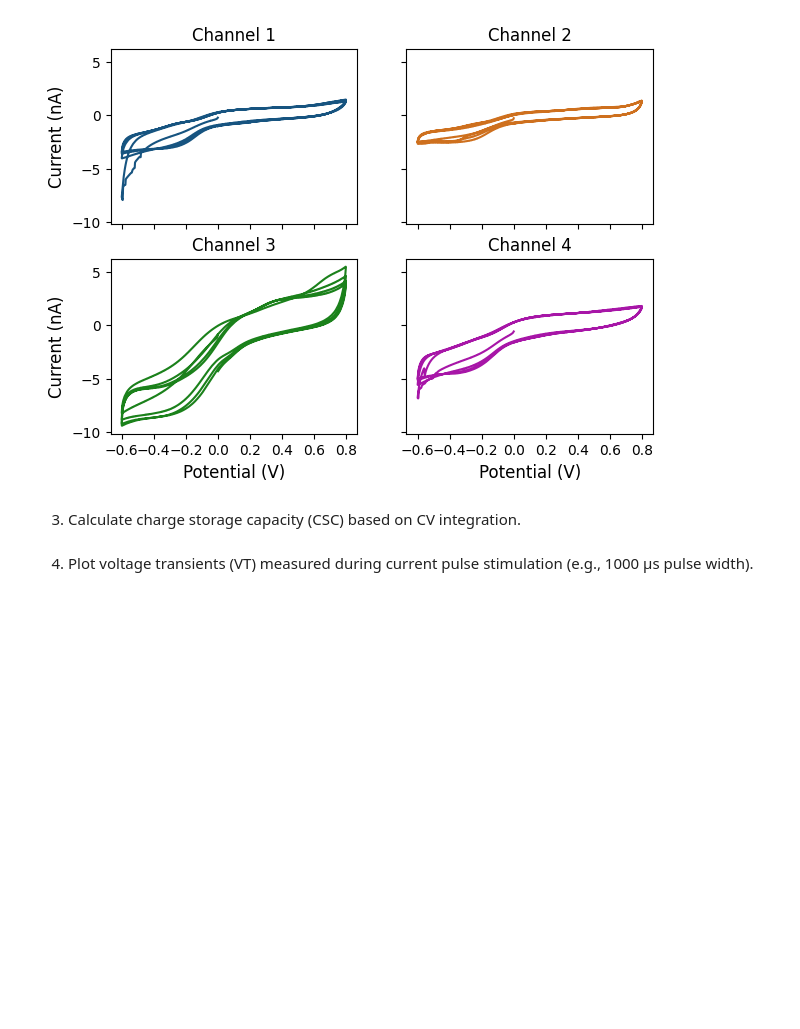
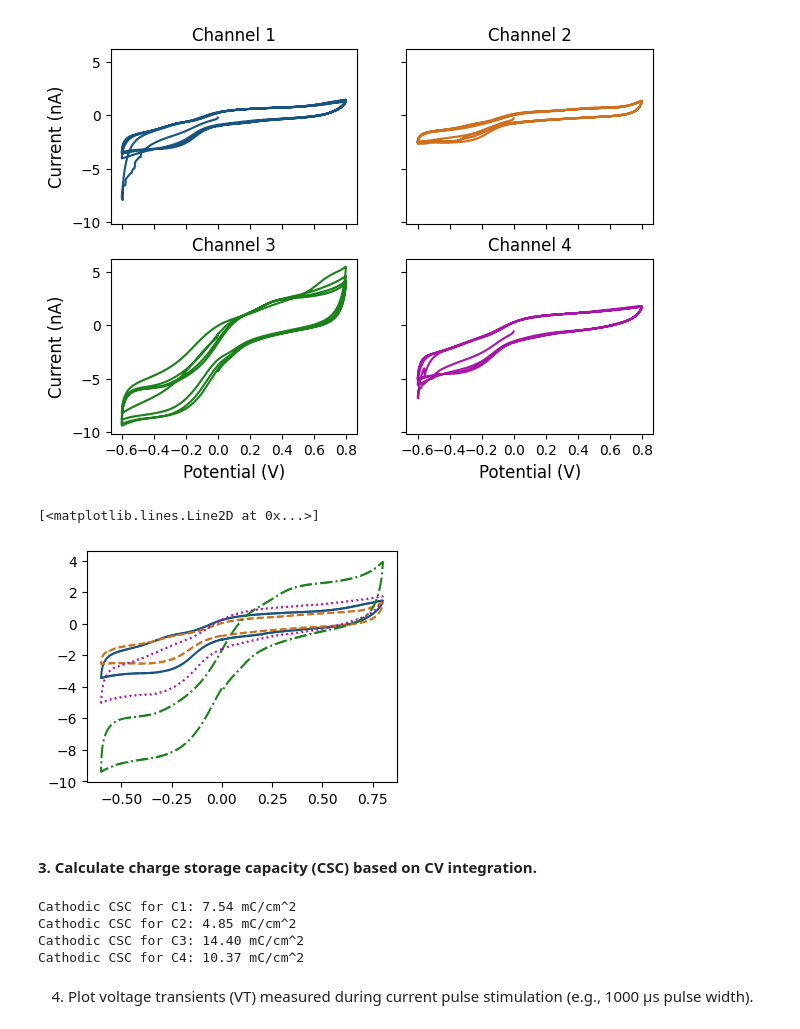
Before and after one commit to mohammadmundiwala/Flexible-Electronics, a Jupyter notebook: lab-1/data_analysis.ipynb, the cells around one changed output. Saved outputs shown, nothing was run; the diff lists cells and outputs as text; code cells hidden in the pictures; blank space fills up the shorter version.

Commit message:
cathodic charge storage capacity calculation compelted

```diff
--- a/lab-1/data_analysis.ipynb
+++ b/lab-1/data_analysis.ipynb
@@ -121,8 +121,40 @@ for i, (df, title, color) in enumerate(zip(channels, titles, colors)):
 # fig.savefig('figs/cv_plot2_v1.pdf', dpi=300)
 # %% [output]
 [figure]
+# %%
+# plotting the final loop for each channel on a single plot, looks bad , i hate it
+fig = plt.figure(figsize=(4, 3))
+axes = fig.add_subplot(111)
+axes.plot(cv_c1['Potential/V'][-2800:-1], cv_c1[' Current/A'][-2800:-1] * 1e9, label='Channel 1', color=colors[0], linestyle=linestyles[0])
+axes.plot(cv_c2['Potential/V'][-2800:-1], cv_c2[' Current/A'][-2800:-1] * 1e9, label='Channel 2', color=colors[1], linestyle=linestyles[1])
+axes.plot(cv_c3['Potential/V'][-2800:-1], cv_c3[' Current/A'][-2800:-1] * 1e9, label='Channel 3', color=colors[2], linestyle=linestyles[2])
+axes.plot(cv_c4['Potential/V'][-2800:-1], cv_c4[' Current/A'][-2800:-1] * 1e9, label='Channel 4', color=colors[3], linestyle=linestyles[3])
+# %% [output]
+[<matplotlib.lines.Line2D at 0x...>]
+[figure, added]
 # %% [markdown]
-3. Calculate charge storage capacity (CSC) based on CV integration.
+#### 3. Calculate charge storage capacity (CSC) based on CV integration.
+# %%
+# use the last loop ( last 2800 rows of data for the integration)
+diameter_um = 28  # micron, given
+area_cm2 = np.pi * ((diameter_um * 1e-4) / 2)**2
+scan_rate = 0.1 # V/s, from header
+
+for i, df in enumerate([cv_c1, cv_c2, cv_c3, cv_c4], 1):
+    df['Current_density'] = df[' Current/A'] / area_cm2
+    # Select only cathodic (negative) current
+    mask = df['Current_density'] < 0
+    cathodic_current = df.loc[mask, 'Current_density']
+    cathodic_potential = df.loc[mask, 'Potential/V']
+    # Integrate only cathodic current
+    cathodic_charge = np.trapezoid(cathodic_current, cathodic_potential) / scan_rate  # C/cm2
+    # Convert to nC/cm2 (multiply by 1e9)
+    print(f"Cathodic CSC for C{i}: {cathodic_charge * 1e3:.2f} mC/cm^2")
+# %% [output]
+Cathodic CSC for C1: 7.54 mC/cm^2
+Cathodic CSC for C2: 4.85 mC/cm^2
+Cathodic CSC for C3: 14.40 mC/cm^2
+Cathodic CSC for C4: 10.37 mC/cm^2
 # %% [markdown]
 4. Plot voltage transients (VT) measured during current pulse stimulation (e.g., 1000 µs pulse width).
 # %% [markdown]
```
